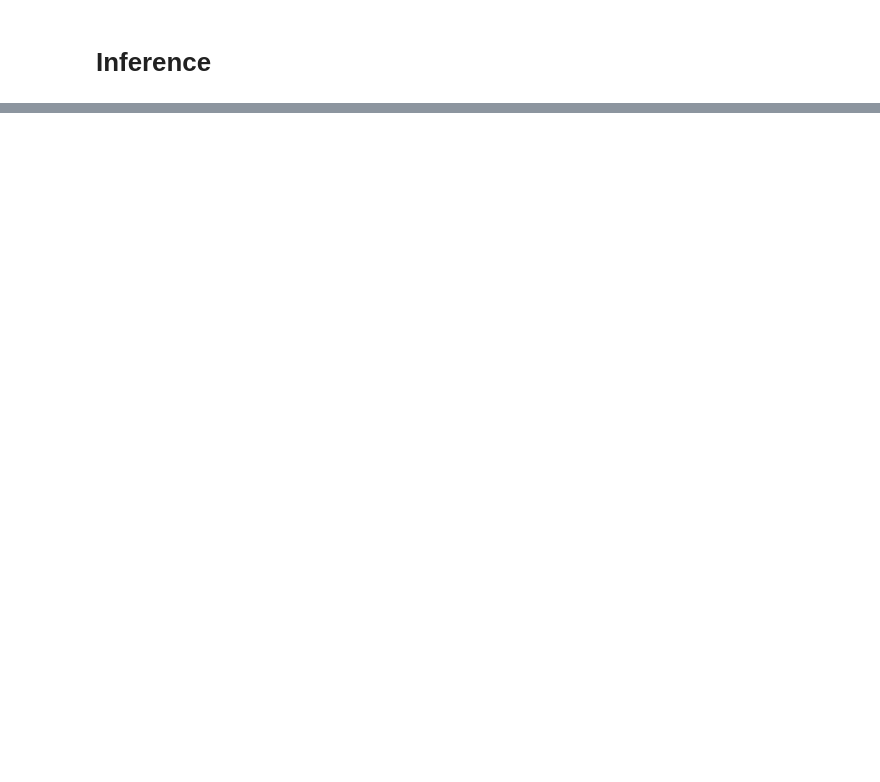
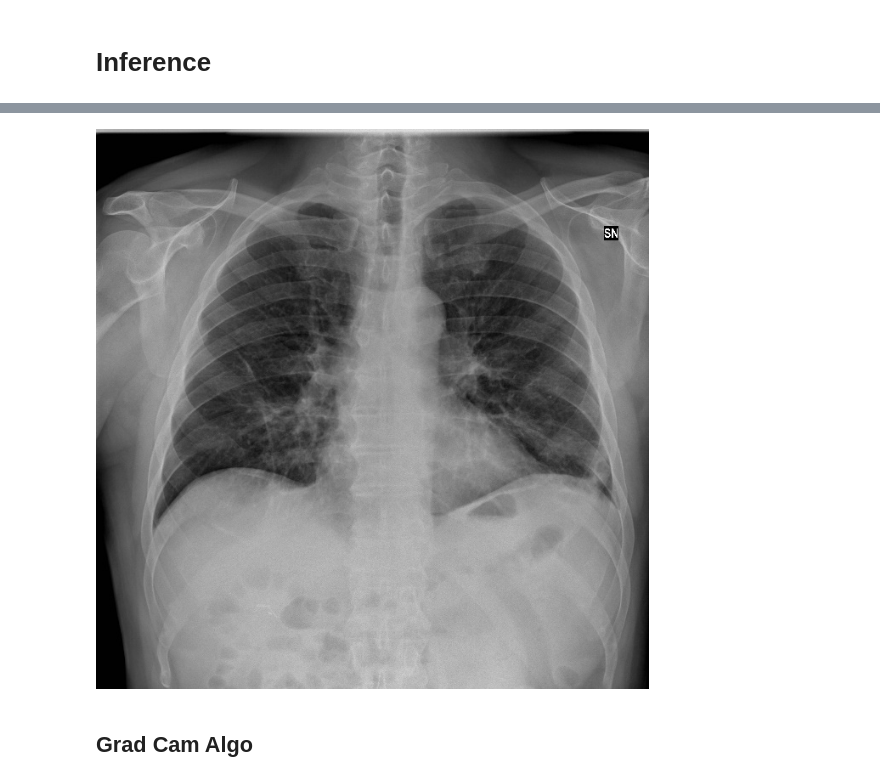
Before and after one commit to jellyXuuuuu/CovidNetDeepLearning, a Jupyter notebook: sample_test.ipynb, the cells around one changed output, grey strips where cells are left out. Cells and saved outputs as stored; diff of their text form; code cells hidden in the pictures; blank space fills up the shorter version.

Commit message:
Rivise inference part and use grad cam to get cam_image

```diff
--- a/sample_test.ipynb
+++ b/sample_test.ipynb
@@ -505,0 +532,31 @@ print( tf.__version__ )
+# %%
+# grad cam
+import numpy as np
+import tensorflow as tf
+from tensorflow import keras
+
+# Display
+from IPython.display import Image, display
+import matplotlib.pyplot as plt
+import matplotlib.cm as cm
+
+model_builder = keras.applications.xception.Xception
+img_size = (299, 299)
+preprocess_input = keras.applications.xception.preprocess_input
+decode_predictions = keras.applications.xception.decode_predictions
+
+last_conv_layer_name = "block14_sepconv2_act"
+
+# The local path to our target image
+# img_path = keras.utils.get_file(
+#     "african_elephant.jpg", "https://i.imgur.com/Bvro0YD.png"
+# )
+
+# imagepath = 'assets/ex-covid.jpeg'
+imagepath = args_imagepath
+# MIDRC-RICORD-1C-SITE2-000293-40361-0
+display(Image(imagepath))
+# %% [output]
+[figure, added]
+# %% [markdown]
+## Grad Cam Algo
```
Also changed, not shown: parts of 19 cells of this notebook.
